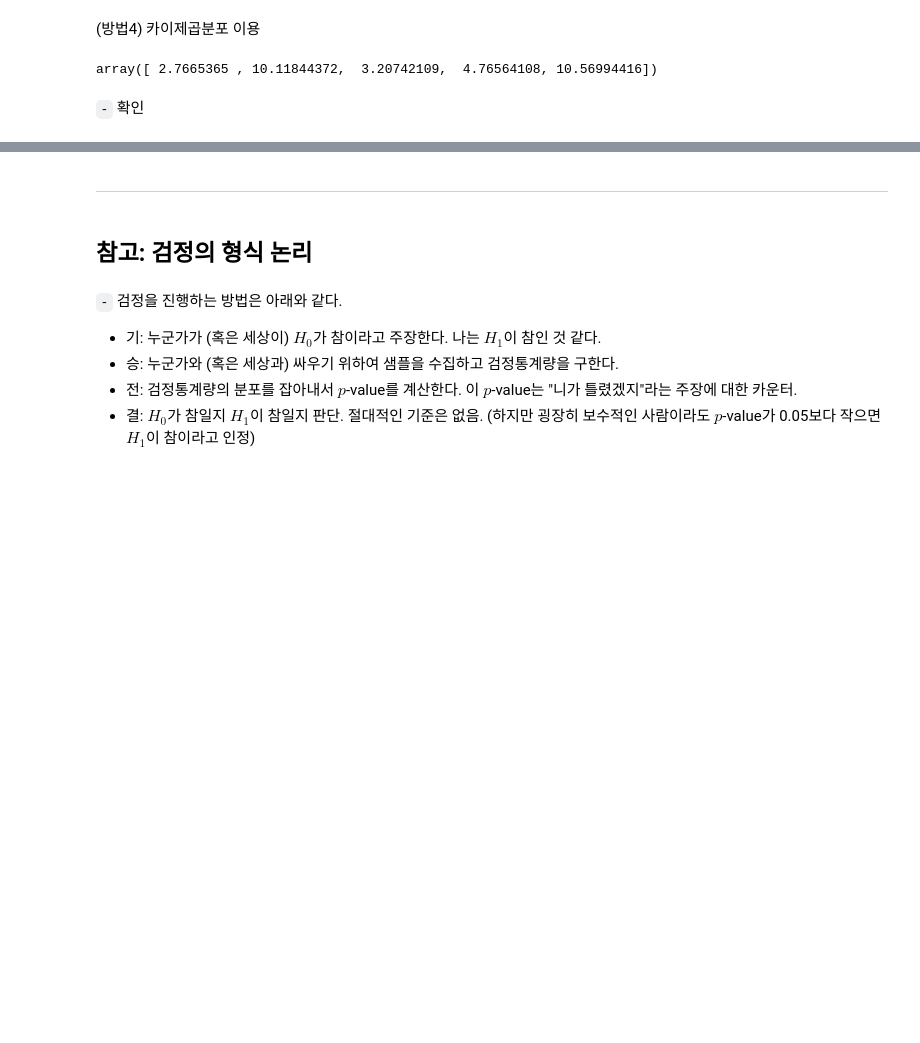
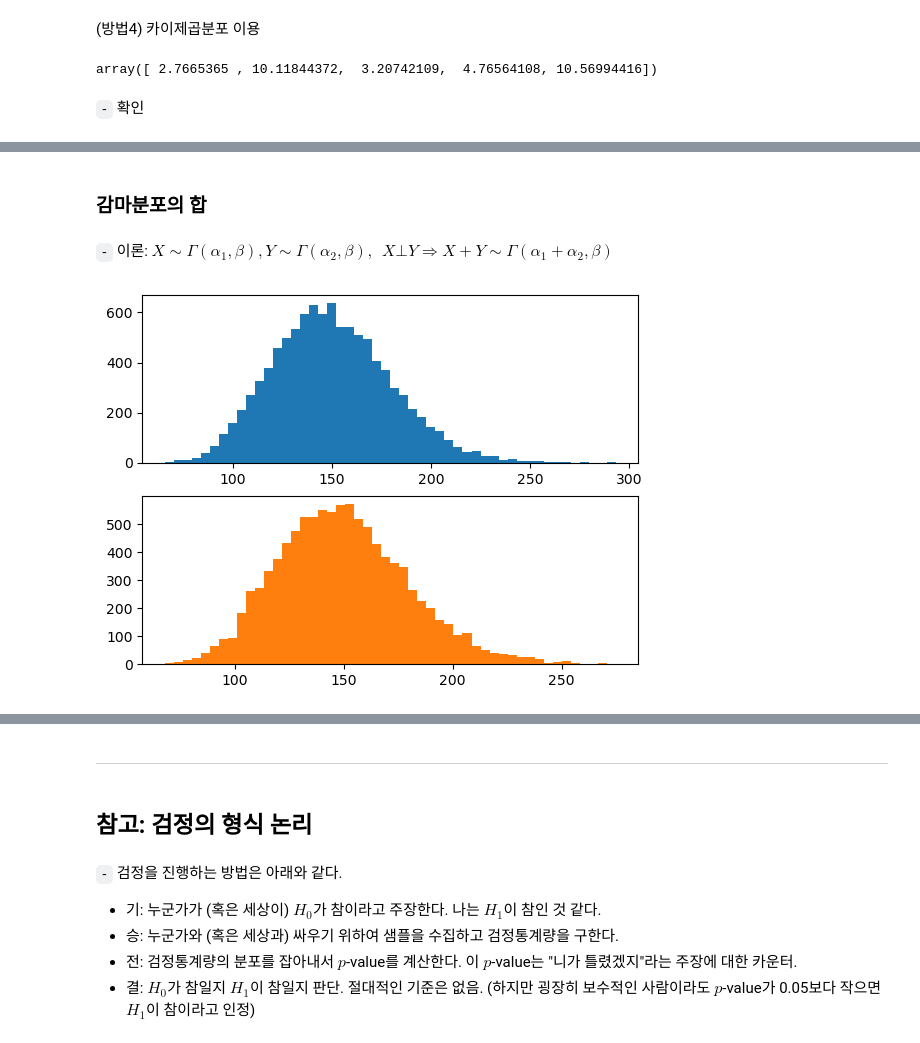
Before and after one commit to star77sa/star77sa.github.io, a Jupyter notebook: posts/Statistics/SC_1.ipynb, the cells around one changed output, grey strips where cells are left out. Drawn from its saved outputs; the diff is of its cells as text; code cells hidden in the pictures; blank space fills up the shorter version.

```diff
--- a/posts/Statistics/SC_1.ipynb
+++ b/posts/Statistics/SC_1.ipynb
@@ -992,0 +1035,11 @@ ax1.legend(); ax2.legend(); ax3.legend(); ax4.legend()
+# %% [markdown]
+### 감마분포의 합
+# %% [markdown]
+`-` 이론: $X\sim\Gamma(\alpha_1,\beta), Y\sim \Gamma(\alpha_2, \beta), \ \  X\bot Y \Rightarrow X+Y\sim \Gamma(\alpha_1 + \alpha_2, \beta)$
+# %%
+fig, ((ax1, ax2)) = plt.subplots(2,1)
+
+ax1.hist(np.random.gamma(25,6, 10000), bins=50)
+ax2.hist(np.random.gamma(6,6, 10000)+np.random.gamma(25-6, 6, 10000), bins=50, color='C1');
+# %% [output]
+[figure, added]
```
Also changed, not shown: parts of 13 cells of this notebook, 10 other files.
